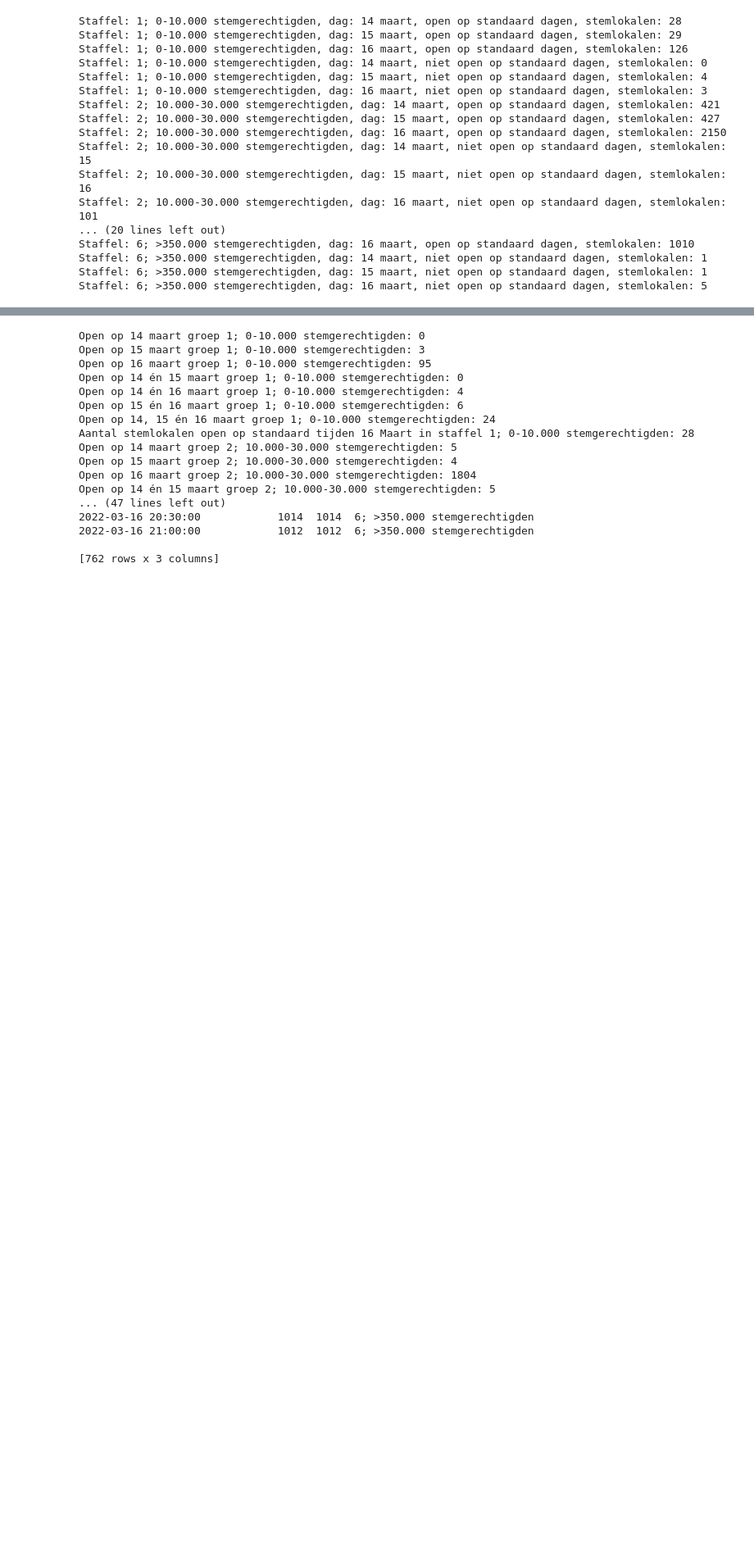
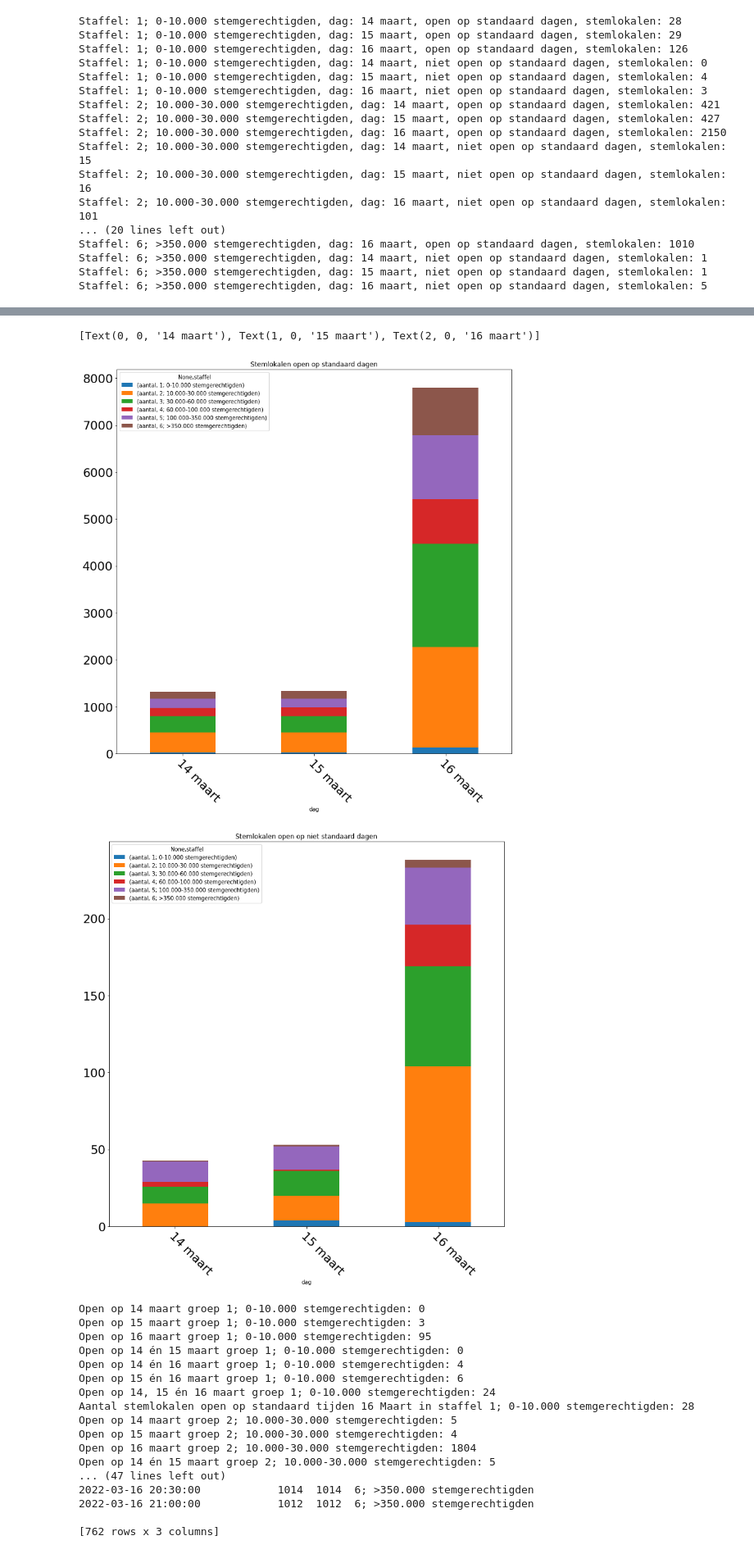
Before and after one commit to openstate/stembureau-meting, a Jupyter notebook: jupyter/stembureau_data.ipynb, the cells around one changed output, grey strips where cells are left out. Shown at 82% size. Drawn from its saved outputs; the diff is of its cells as text; code cells hidden in the pictures; blank space fills up the shorter version.

Commit message:
Bar charts standaard dagen

```diff
--- a/jupyter/stembureau_data.ipynb
+++ b/jupyter/stembureau_data.ipynb
@@ -812,3 +801,25 @@ df_open_standaard
+# %%
+df_open_standaard_full = pd.DataFrame(open_standaard)
+
+df_open_standaard_plot = df_open_standaard_full[df_open_standaard_full['standaard']].pivot(index='dag', columns=['staffel'], values=['aantal'])
+
+df_open_nonstandaard = pd.DataFrame(open_standaard)
+
+df_open_nonstandaard_plot = df_open_nonstandaard[~df_open_nonstandaard['standaard']].pivot(index='dag', columns=['staffel'], values=['aantal'])
+
+dagen_standaard = sorted(list(dict.fromkeys(open_standaard['dag'])))
+
+ax_open_standaard = df_open_standaard_plot.plot(title='Stemlokalen open op standaard dagen',kind="bar", stacked=True, fontsize=22, figsize=(13,13))
+
+ax_open_nonstandaard = df_open_nonstandaard_plot.plot(title='Stemlokalen open op niet standaard dagen', kind="bar", stacked=True, fontsize=22, figsize=(13,13))
+
+ax_open_standaard.set_xticklabels(dagen_standaard, fontsize=22, rotation=-45, ha="left", rotation_mode="anchor")
+
+ax_open_nonstandaard.set_xticklabels(dagen_standaard, fontsize=22, rotation=-45, ha="left", rotation_mode="anchor")
+# %% [output]
+[Text(0, 0, '14 maart'), Text(1, 0, '15 maart'), Text(2, 0, '16 maart')]
+[figure, added]
+[figure, added]
 # %%
 wims_datestack_grouped = pd.DataFrame()
 def make_graphs_opening(label):
```
Also changed, not shown: parts of 1 cell of this notebook.
